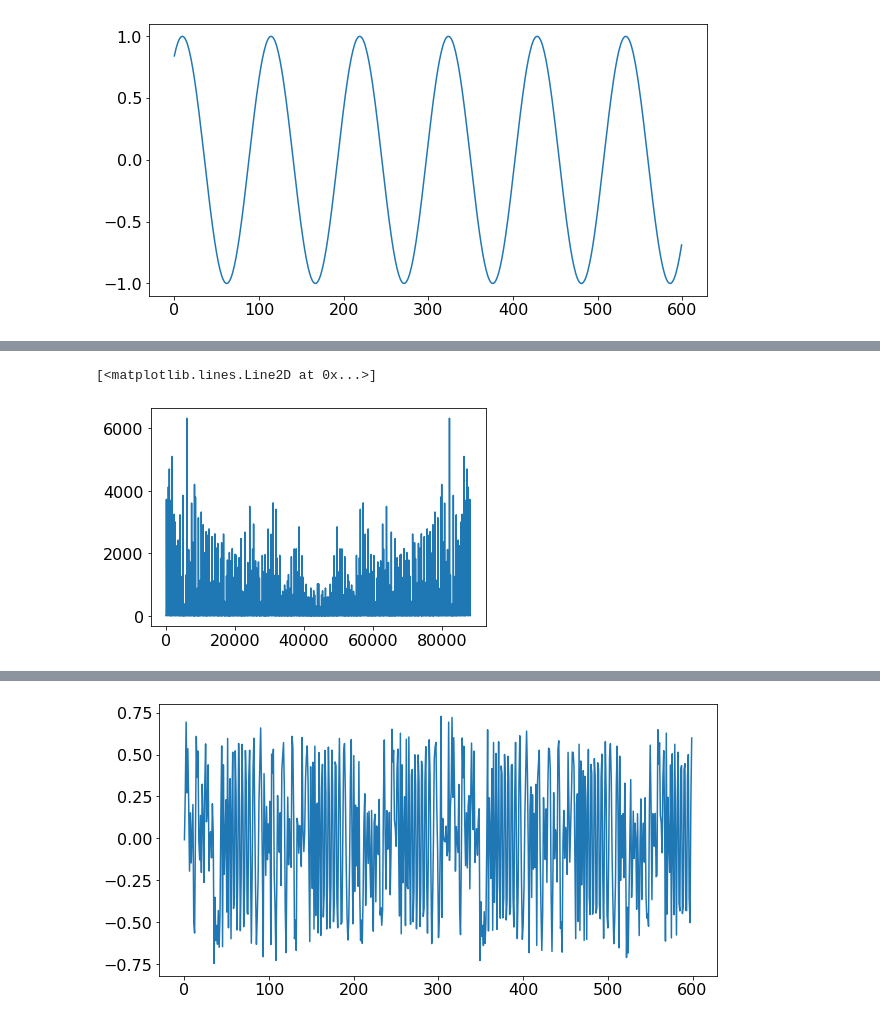
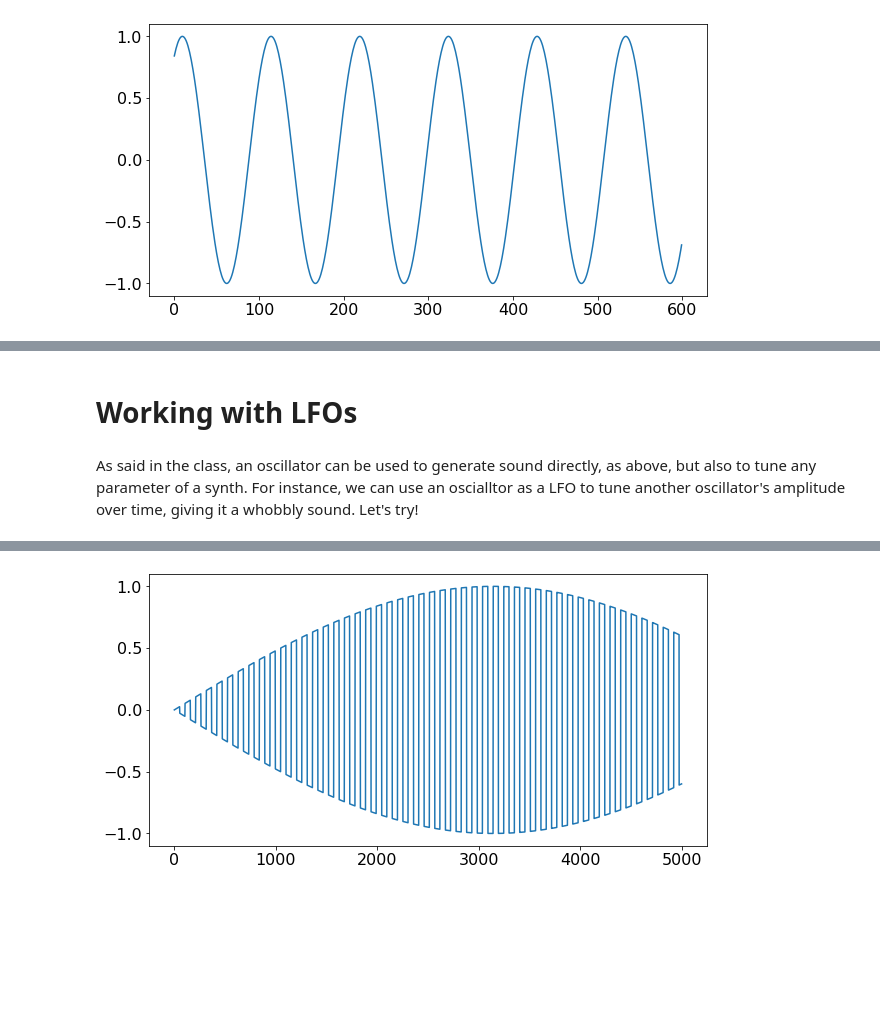
Before and after one commit to lucieperrotta/computersandmusic, a Jupyter notebook: Synthesizer.ipynb, the cells around one changed output, grey strips where cells are left out. Cells and saved outputs as stored; diff of their text form; code cells hidden in the pictures; blank space fills up the shorter version.

Commit message:
Synthesizer notebook

```diff
--- a/Wave synthesis.ipynb
+++ b/Synthesizer.ipynb
@@ -219,14 +223,15 @@ Audio("samples/sine3.wav", autoplay=False)
-# %%
-plt.plot(np.abs(fft(sine3)))
-# %% [output]
-[<matplotlib.lines.Line2D at 0x...>]
-[figure, removed]
+# %% [markdown]
+# Working with LFOs
+# %% [markdown]
+As said in the class, an oscillator can be used to generate sound directly, as above, but also to tune any parameter of a synth. For instance, we can use an oscialltor as a LFO to tune another oscillator's amplitude over time, giving it a whobbly sound. Let's try!
 # %%
-sine3 = undersample( modulator(.2, .6, oversample(sine2), mod_index=.9) )
+lfo1 = sine(1, 0.0005, 0, samples) # Low freqency oscillator
+lfo_square1 = square(lfo1, 0.06, 0, samples) # LFO'ed sine wave
+
 plt.figure(figsize=figsize)
-plt.plot(sine3[:600])
-wavfile.write('samples/sine3.wav', fs, (0x7FFF * sine3).astype(np.int16))
-Audio("samples/sine3.wav", autoplay=False)
+plt.plot(lfo_square1[:5000])
+wavfile.write('samples/lfo_square1.wav', fs, (0x7FFF * lfo_square1).astype(np.int16))
+Audio("samples/lfo_square1.wav", autoplay=False)
 # %% [output]
 [interactive output not drawn]
-[figure, old version]
+[figure, new version]
```
Also changed, not shown: parts of 10 cells of this notebook.
